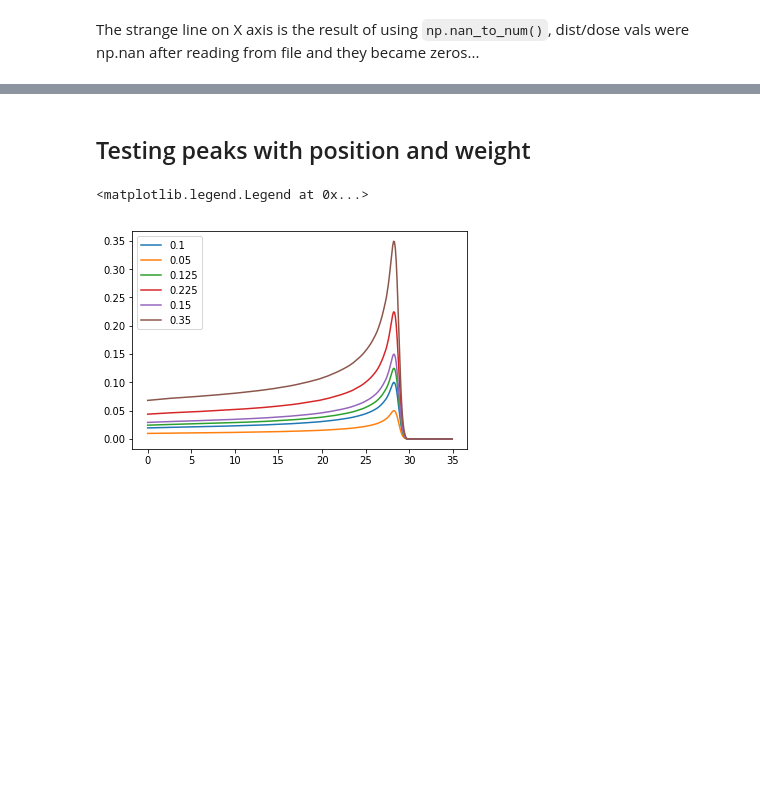
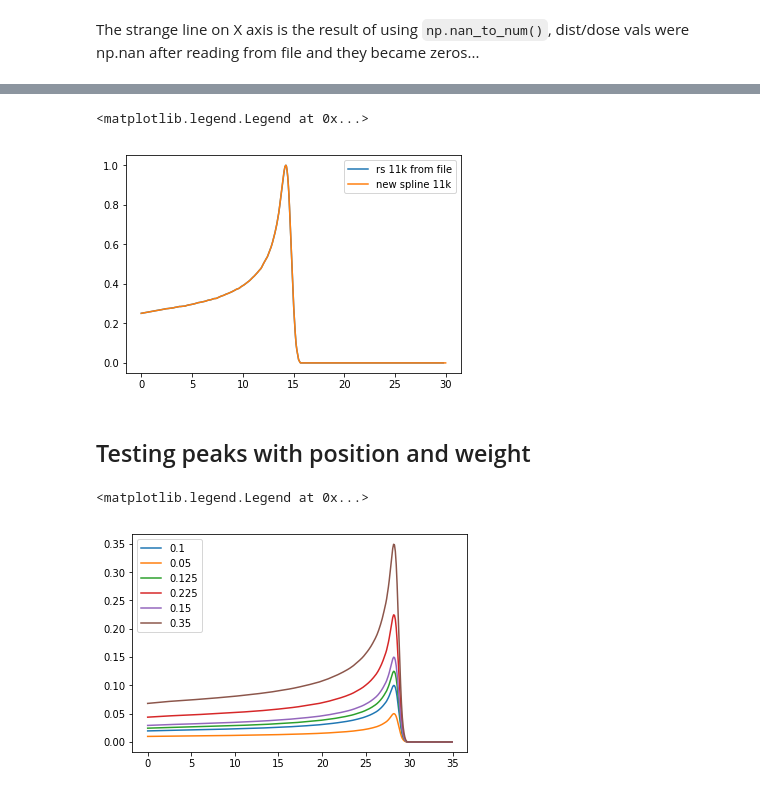
Before and after one commit to DataMedSci/ProtonBeamsComposer, a Jupyter notebook: curve_fit_BP.ipynb, the cells around one changed output, grey strips where cells are left out. Saved outputs shown, nothing was run; the diff lists cells and outputs as text; code cells hidden in the pictures; blank space fills up the shorter version.

```diff
--- a/curve_fit_BP.ipynb
+++ b/curve_fit_BP.ipynb
@@ -145,3 +162,10 @@ plt.plot(rs11000dist[100:1560], rs11000dose[100:1560])
+# %%
+plt.plot(rs11000dist, rs11000dose, '-', label="rs 11k from file")
+plt.plot(x11new, y11new, '-', label="new spline 11k")
+plt.legend()
+# %% [output]
+<matplotlib.legend.Legend at 0x...>
+[figure, added]
 # %% [markdown]
 ## Testing peaks with position and weight
 # %%
```
Also changed, not shown: parts of 10 cells of this notebook, 2 other files.
